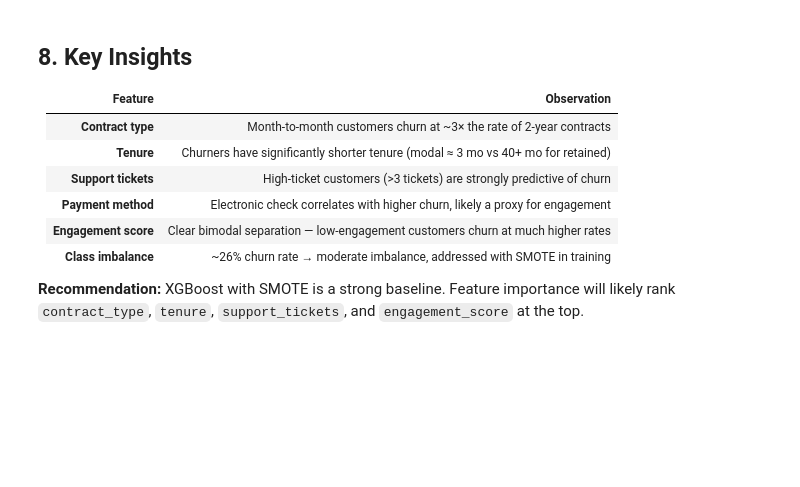
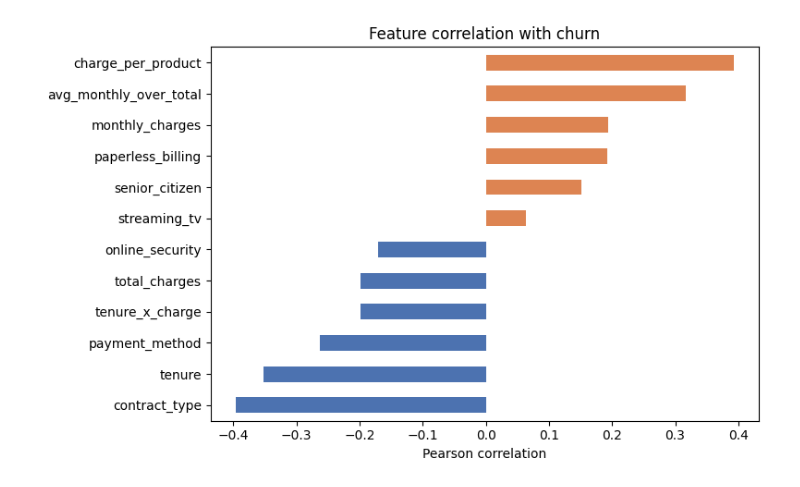
Before and after one commit to harsha-joshi02/churn-analysis-and-ab-experiments, a Jupyter notebook: notebooks/eda.ipynb, the cells around one changed output. Drawn from its saved outputs; the diff is of its cells as text; code cells hidden in the pictures; blank space fills up the shorter version.

```diff
--- a/notebooks/eda.ipynb
+++ b/notebooks/eda.ipynb
@@ -170,14 +90,17 @@ plt.show()
-# %% [markdown]
-## 8. Key Insights
-
-| Feature | Observation |
-|---|---|
-| **Contract type** | Month-to-month customers churn at ~3× the rate of 2-year contracts |
-| **Tenure** | Churners have significantly shorter tenure (modal ≈ 3 mo vs 40+ mo for retained) |
-| **Support tickets** | High-ticket customers (>3 tickets) are strongly predictive of churn |
-| **Payment method** | Electronic check correlates with higher churn, likely a proxy for engagement |
-| **Engagement score** | Clear bimodal separation — low-engagement customers churn at much higher rates |
-| **Class imbalance** | ~26% churn rate → moderate imbalance, addressed with SMOTE in training |
-
-**Recommendation:** XGBoost with SMOTE is a strong baseline. Feature importance will likely rank
-`contract_type`, `tenure`, `support_tickets`, and `engagement_score` at the top.
+# %%
+features = build_features(df)
+correlations = (
+    features.drop(columns='customer_id')
+    .corr(numeric_only=True)['churn']
+    .drop('churn')
+    .sort_values()
+)
+
+strongest = pd.concat([correlations.head(6), correlations.tail(6)]).drop_duplicates()
+colors = ['#4C72B0' if value < 0 else '#DD8452' for value in strongest]
+ax = strongest.plot.barh(figsize=(8, 5), color=colors)
+ax.set(title='Feature correlation with churn', xlabel='Pearson correlation', ylabel='')
+plt.tight_layout()
+plt.show()
+# %% [output]
+[figure, added]
```
Also changed, not shown: parts of 26 cells of this notebook, 11 other files.
